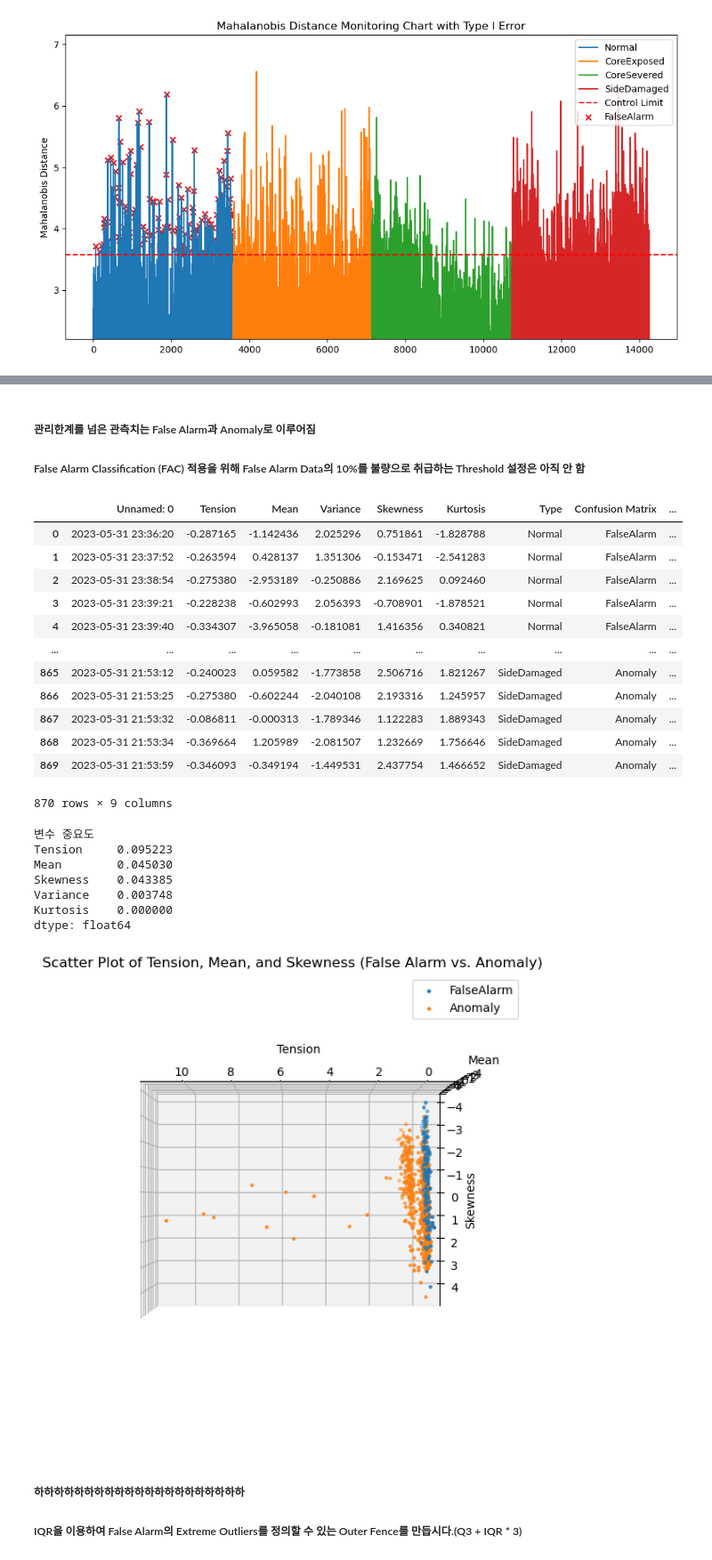
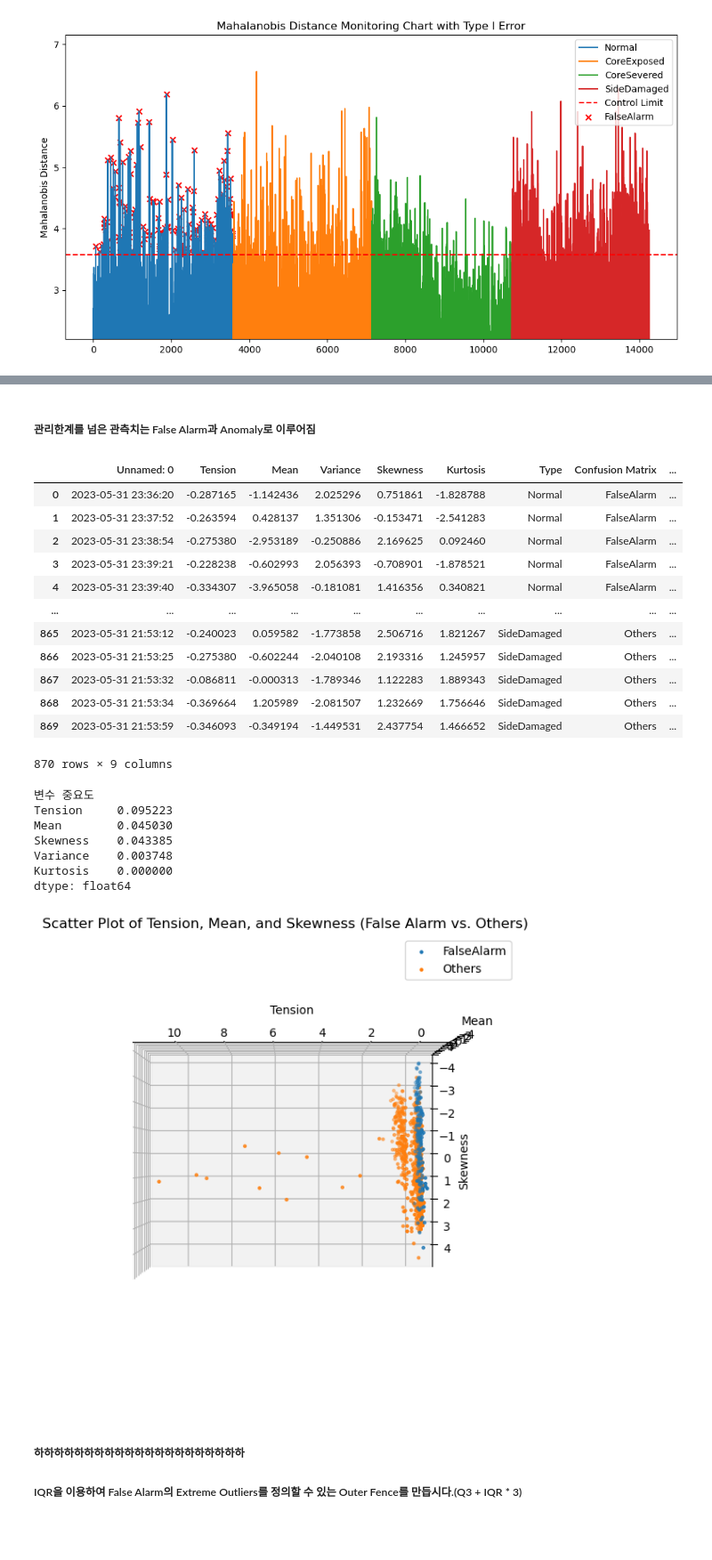
Before and after one commit to changyeon99/CapstoneDesign2, a Jupyter notebook: Oct_6th.ipynb, the cells around one changed output, grey strips where cells are left out. Shown at 89% size. Saved outputs shown, nothing was run; the diff lists cells and outputs as text; code cells hidden in the pictures; blank space fills up the shorter version.

```diff
--- a/Oct_6th.ipynb
+++ b/Oct_6th.ipynb
@@ -113,7 +113,7 @@ for directory in list_root_directory:
     Tension = Tension.drop(['Formatted_Time', 'Max_EXT_Sound'], axis=1)
     Tension['Type'] = directory
 
-    Tension.loc[Tension['Type'] != 'Normal', 'Confusion Matrix'] = 'Anomaly'
+    Tension.loc[Tension['Type'] != 'Normal', 'Confusion Matrix'] = 'Others' # 이전에 Anomaly로 표현함
     Tension.loc[Tension['Type'] == 'Normal', 'Confusion Matrix'] = 'Normal'
 
     data_frames[directory] = Tension
@@ -124,8 +124,7 @@ tb_data = tb_data.rename(columns={'벨트처짐': 'Tension'})
 list_independent_variables = ['Tension', 'Mean', 'Variance', 'Skewness', 'Kurtosis']
 
 data_standardized = StandardScaler().fit_transform(tb_data[list_independent_variables])
-tb_data_standardized = pd.DataFrame(data_standardized, columns=list_independent_variables)
-tb_data[list_independent_variables] = tb_data_standardized
+tb_data[list_independent_variables] = pd.DataFrame(data_standardized, columns=list_independent_variables)
 
 tb_data
 # %% [output]
@@ -335,25 +295,0 @@ dtype: float64
-# %%
-fig = plt.figure(figsize=(12, 8))
-ax = fig.add_subplot(111, projection = '3d')
-
-pc1 = pca_tb_data['PC1']
-pc2 = pca_tb_data['PC2']
-pc3 = pca_tb_data['PC3']
-type = pca_tb_data['Confusion Matrix']
-
-for t in pca_tb_data['Confusion Matrix'].unique().tolist():
-    mask = type == t
-    ax.scatter(pc1[mask], pc2[mask], pc3[mask], label = t, marker = '.')
-
-ax.set_xlabel('PC1')
-ax.set_ylabel('PC2')
-ax.set_zlabel('PC3')
-
-azimuth_angle = 20
-elevation_angle = 0
-ax.view_init(elev=elevation_angle, azim=azimuth_angle)
-
-plt.legend()
-plt.title('PCA Scatter Plot (Normal vs. Anomaly)')
-plt.tight_layout()
-plt.show()
@@ -394,7 +328,7 @@ print(f'control limit: {control_limit}')
 type_not_normal['Mahalanobis Distance'] = type_not_normal.apply(mahalanobis_distance, axis = 1)
 
 type_normal.loc[type_normal['Mahalanobis Distance'] >= control_limit, 'Confusion Matrix'] = 'FalseAlarm' # 'Normal' = TrueNegative
-type_not_normal.loc[type_not_normal['Mahalanobis Distance'] <= control_limit, 'Confusion Matrix'] = 'Type2Error' # 'Anomaly' = TruePositive
+type_not_normal.loc[type_not_normal['Mahalanobis Distance'] < control_limit, 'Confusion Matrix'] = 'Type2Error' # 'Anomaly' = TruePositive
 
 tb_data = pd.concat([type_normal, type_not_normal], axis = 0)
 
@@ -488,8 +422,7 @@ dtype: float64
 # %% [markdown]
 ##### 관리한계를 넘은 관측치는 False Alarm과 Anomaly로 이루어짐
-##### False Alarm Classification (FAC) 적용을 위해 False Alarm Data의 10%를 불량으로 취급하는 Threshold 설정은 아직 안 함
 # %%
-AEandAnomaly = tb_data[(tb_data['Confusion Matrix'] == 'FalseAlarm') | (tb_data['Confusion Matrix'] == 'Anomaly')]
+AEandAnomaly = tb_data[(tb_data['Confusion Matrix'] == 'FalseAlarm') | (tb_data['Confusion Matrix'] == 'Others')]
 AEandAnomaly = AEandAnomaly.reset_index(drop = True) # False는 기존 인덱스를 새로운 열로 추가
 AEandAnomaly
 # %% [output]
@@ -500,11 +433,11 @@ AEandAnomaly
 | 3 | 2023-05-31 23:39:21 | -0.228238 | -0.602993 | 2.056393 | -0.708901 | -1.878521 | Normal | FalseAlarm | ... |
 | 4 | 2023-05-31 23:39:40 | -0.334307 | -3.965058 | -0.181081 | 1.416356 | 0.340821 | Normal | FalseAlarm | ... |
 | ... | ... | ... | ... | ... | ... | ... | ... | ... | ... |
-| 865 | 2023-05-31 21:53:12 | -0.240023 | 0.059582 | -1.773858 | 2.506716 | 1.821267 | SideDamaged | Anomaly | ... |
-| 866 | 2023-05-31 21:53:25 | -0.275380 | -0.602244 | -2.040108 | 2.193316 | 1.245957 | SideDamaged | Anomaly | ... |
-| 867 | 2023-05-31 21:53:32 | -0.086811 | -0.000313 | -1.789346 | 1.122283 | 1.889343 | SideDamaged | Anomaly | ... |
-| 868 | 2023-05-31 21:53:34 | -0.369664 | 1.205989 | -2.081507 | 1.232669 | 1.756646 | SideDamaged | Anomaly | ... |
-| 869 | 2023-05-31 21:53:59 | -0.346093 | -0.349194 | -1.449531 | 2.437754 | 1.466652 | SideDamaged | Anomaly | ... |
+| 865 | 2023-05-31 21:53:12 | -0.240023 | 0.059582 | -1.773858 | 2.506716 | 1.821267 | SideDamaged | Others | ... |
+| 866 | 2023-05-31 21:53:25 | -0.275380 | -0.602244 | -2.040108 | 2.193316 | 1.245957 | SideDamaged | Others | ... |
+| 867 | 2023-05-31 21:53:32 | -0.086811 | -0.000313 | -1.789346 | 1.122283 | 1.889343 | SideDamaged | Others | ... |
+| 868 | 2023-05-31 21:53:34 | -0.369664 | 1.205989 | -2.081507 | 1.232669 | 1.756646 | SideDamaged | Others | ... |
+| 869 | 2023-05-31 21:53:59 | -0.346093 | -0.349194 | -1.449531 | 2.437754 | 1.466652 | SideDamaged | Others | ... |
 870 rows × 9 columns
 # %%
 X = AEandAnomaly[list_independent_variables]  # 독립 변수
@@ -523,35 +456,35 @@ fig = plt.figure(figsize=(10, 6))
 
 ax = fig.add_subplot(111, projection='3d')
 tension = AEandAnomaly['Tension']
 mean = AEandAnomaly['Mean']
 skewness = AEandAnomaly['Skewness']
 confusion_matrix = AEandAnomaly['Confusion Matrix']
 
 for t in AEandAnomaly['Confusion Matrix'].unique().tolist():
     mask = confusion_matrix == t
     ax.scatter(tension[mask], mean[mask], skewness[mask], label = t, marker = '.')
 
 ax.set_xlabel('Tension')
 ax.set_ylabel('Mean')
 ax.set_zlabel('Skewness')
 
 azimuth_angle = 90
 elevation_angle = 180
 ax.view_init(elev=elevation_angle, azim=azimuth_angle)
 
 ax.legend()
-plt.title('Scatter Plot of Tension, Mean, and Skewness (False Alarm vs. Anomaly)')
+plt.title('Scatter Plot of Tension, Mean, and Skewness (False Alarm vs. Others)')
 plt.tight_layout()
 plt.show()
 # %% [output]
 변수 중요도
 Tension     0.095223
 Mean        0.045030
 Skewness    0.043385
 Variance    0.003748
 Kurtosis    0.000000
 dtype: float64
-[figure, old version]
+[figure, new version]
 # %% [markdown]
 ##### 하하하하하하하하하하하하하하하하하하하하하
 ##### IQR을 이용하여 False Alarm의 Extreme Outliers를 정의할 수 있는 Outer Fence를 만듭시다.(Q3 + IQR * 3)
```
Also changed, not shown: parts of 25 cells of this notebook.
